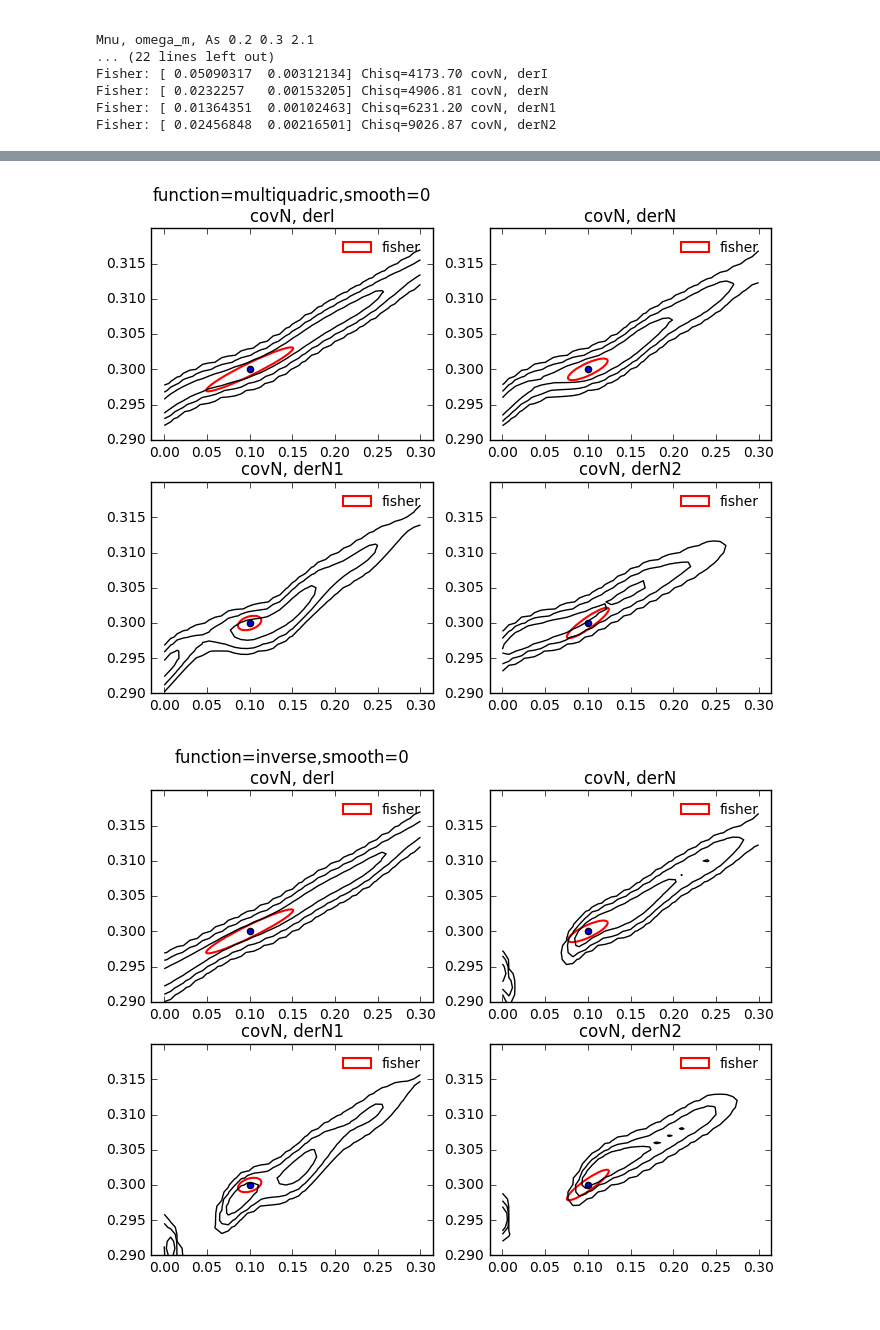
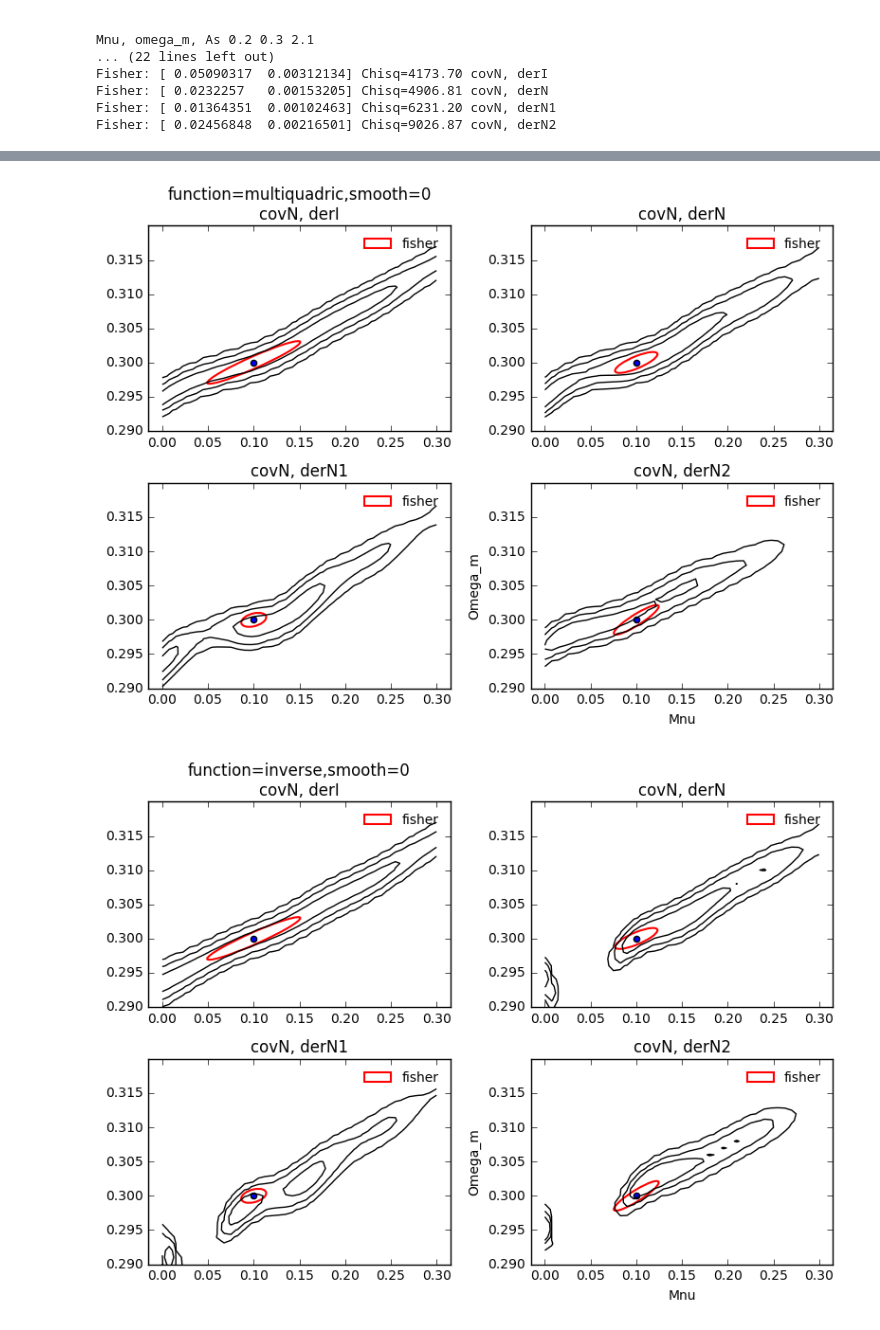
Before and after one commit to liuxx479/PDFs, a Jupyter notebook: test_avg.ipynb, the cells around one changed output, grey strips where cells are left out. Saved outputs shown, nothing was run; the diff lists cells and outputs as text; code cells hidden in the pictures.

```diff
--- a/test_avg.ipynb
+++ b/test_avg.ipynb
@@ -325,5 +325,8 @@ for ax in (ax1,ax2,ax3,ax4):
     ax.legend(fontsize=10, frameon=0, loc=0)
     ax.set_title(labels[i-1])
     i+=1
+    ax.set_xlabel('Mnu')
+    ax.set_ylabel('Omega_m')
+plt.tight_layout()
 show()
 # %% [output]
@@ -352,32 +355,35 @@ for ifunc in ('multiquadric', 'inverse','gaussian','linear','cubic','quintic','t
 
 
     ############# plotting
     labels = ['covN, derI','covN, derN','covN, derN1','covN, derN2']
     seed(55)
 
     f, ((ax1,ax2),(ax3,ax4))  = subplots(2,2,figsize=(8,6))
 
     i=1
     for ax in (ax1,ax2,ax3,ax4):
         icolor='k'
 
         ichi = chiplans[i]
         ip = exp(-0.5*ichi).T
         iF = Flist[i][0]
         il = sort(WLanalysis.findlevel(ip))
         ax.contour(X, Y, ip,levels=il, origin='lower',aspect='auto',
                    interpolation='nearest',colors=icolor,label=labels[i-1],lw=0.5)
         plotEllipse([0.1, 0.3], mat(iF).I, 'r','solid','fisher',ax)
         #ax.clabel(CS)
         ax.scatter(0.1, 0.3)
         ax.set_ylim(0.29, 0.32)
         ax.legend(fontsize=10, frameon=0, loc=0)
         if i==1:
             ax.set_title('function=%s,smooth=%s\n%s'%(ifunc, ismooth, labels[i-1]))
         else:
             ax.set_title(labels[i-1])
         i+=1
+    ax.set_xlabel('Mnu')
+    ax.set_ylabel('Omega_m')
+    plt.tight_layout()
     show()
 # %% [output]
-[figure, old version]
+[figure, new version]
-[figure, old version]
+[figure, new version]
```
Also changed, not shown: parts of 4 cells of this notebook, 2 other files.
